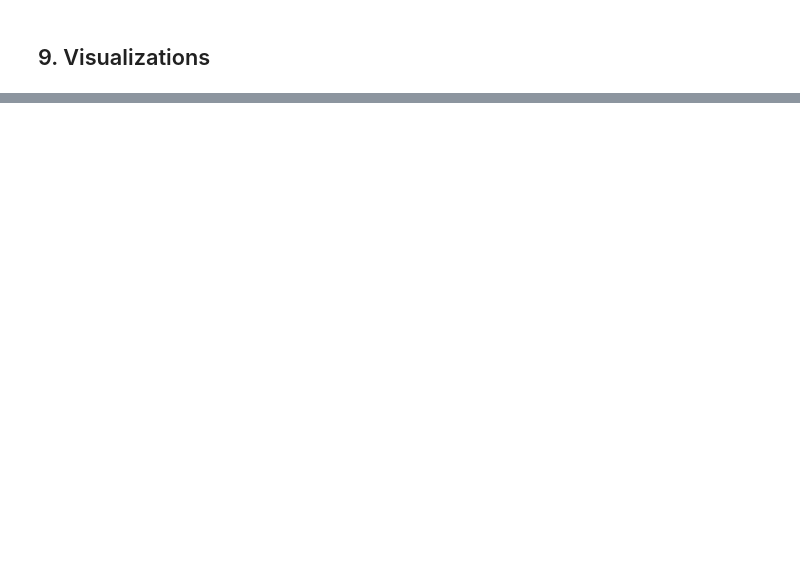
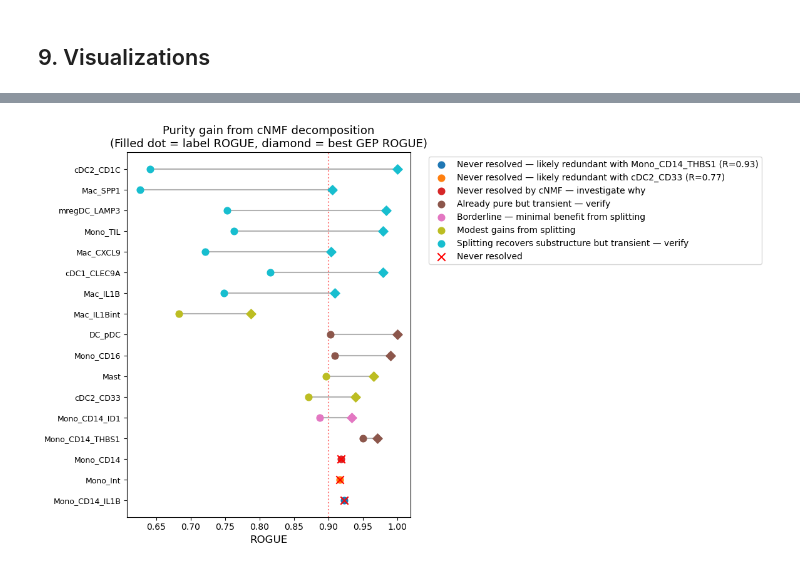
Before and after one commit to sumedhars/dinh-lab-clanp, a Jupyter notebook: rogue_results_eval.ipynb, the cells around one changed output, grey strips where cells are left out. Drawn from its saved outputs; the diff is of its cells as text; code cells hidden in the pictures; blank space fills up the shorter version.

Commit message:
fixing the last graph

```diff
--- a/rogue_results_eval.ipynb
+++ b/rogue_results_eval.ipynb
@@ -558,0 +510,47 @@ plt.show()
+# %%
+plot_df = rec.copy()
+plot_df['best_display'] = plot_df['best_GEP_ROGUE'].fillna(plot_df['label_ROGUE'])
+plot_df['gain'] = plot_df['best_display'] - plot_df['label_ROGUE']
+plot_df = (plot_df
+           .sort_values('gain', ascending=True)
+           .reset_index(drop=True))
+
+# Color map for recommendation categories
+categories = plot_df['recommendation'].unique()
+colors = plt.cm.tab10(np.linspace(0, 1, len(categories)))
+color_dict = dict(zip(categories, colors))
+
+fig, ax = plt.subplots(figsize=(12, 7))
+
+for idx, row in plot_df.iterrows():
+    y = idx
+    lab = row['label_ROGUE']
+    best = row['best_display']
+    cat = row['recommendation']
+
+    # Draw stem from label to best
+    ax.plot([lab, best], [y, y], color='gray', alpha=0.6, linewidth=1.5)
+    # Mark label value
+    ax.scatter(lab, y, color=color_dict[cat], s=60, zorder=3, label=cat)
+    # Mark best value (if different)
+    if abs(best - lab) > 0.01:
+        ax.scatter(best, y, color=color_dict[cat], marker='D', s=60, zorder=3)
+
+# Special marking for never‑resolved (best missing)
+never_resolved = plot_df['best_GEP_ROGUE'].isna()
+for idx, row in plot_df[never_resolved].iterrows():
+    ax.scatter(row['label_ROGUE'], idx, marker='x', color='red', s=80, zorder=4,
+               label='Never resolved' if idx == never_resolved.idxmax() else "")
+
+handles, labels = ax.get_legend_handles_labels()
+by_label = dict(zip(labels, handles))  # remove duplicates
+ax.legend(by_label.values(), by_label.keys(), bbox_to_anchor=(1.05, 1), loc='upper left')
+ax.set_yticks(range(len(plot_df)))
+ax.set_yticklabels(plot_df['celltype'].values, fontsize=9)
+ax.set_xlabel('ROGUE', fontsize=12)
+ax.set_title('Purity gain from cNMF decomposition\n(Filled dot = label ROGUE, diamond = best GEP ROGUE)', fontsize=13)
+ax.axvline(0.9, color='red', linestyle=':', alpha=0.5)
+plt.tight_layout()
+plt.show()
+# %% [output]
+[figure, added]
```
Also changed, not shown: parts of 22 cells of this notebook.
